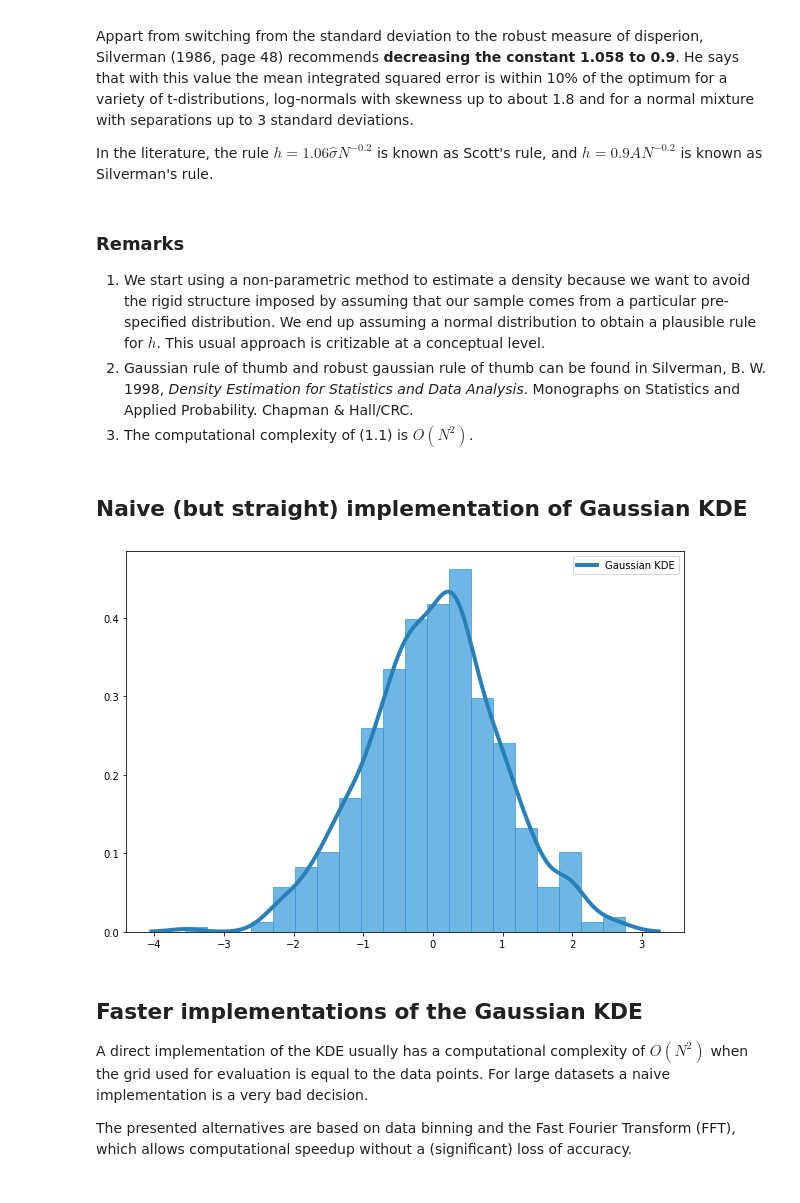
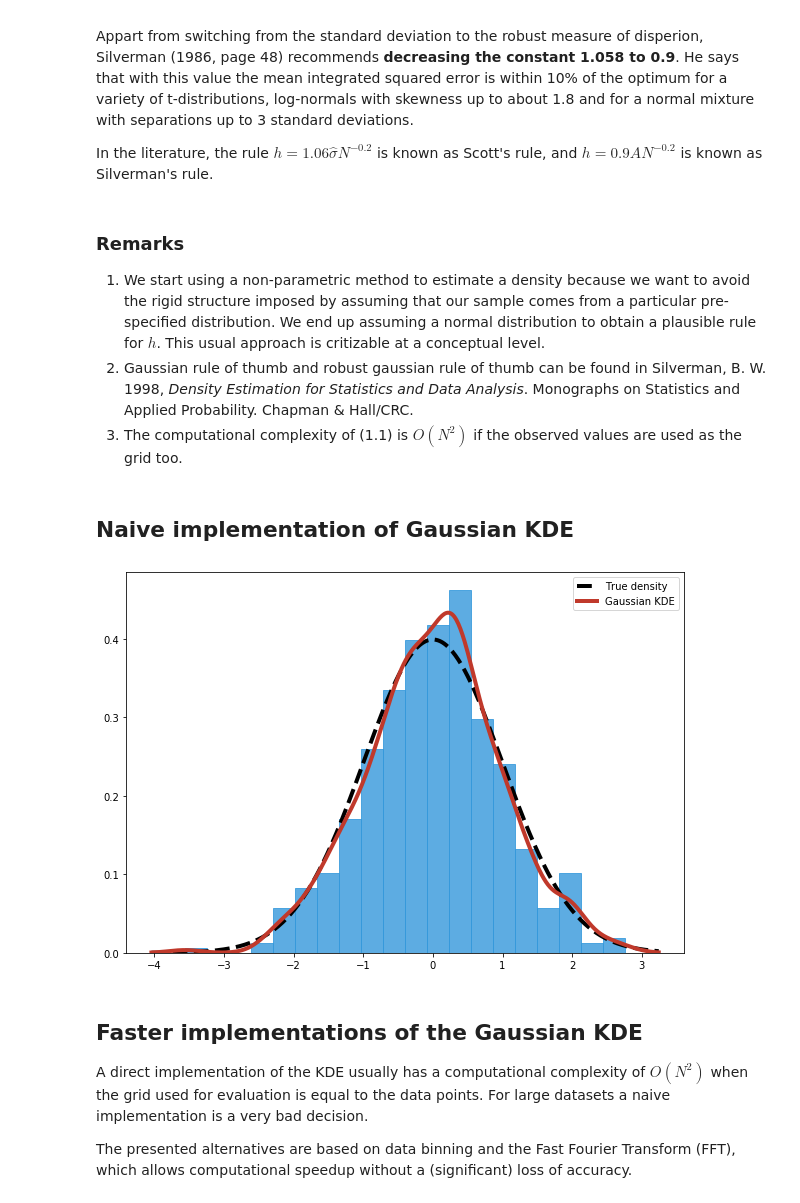
Before and after one commit to tomicapretto/density_estimation, a Jupyter notebook: notebooks/01_gaussian_kde.ipynb, the cells around one changed output. Drawn from its saved outputs; the diff is of its cells as text; code cells hidden in the pictures.

```diff
--- a/notebooks/01_gaussian_kde.ipynb
+++ b/notebooks/01_gaussian_kde.ipynb
@@ -142,13 +147,13 @@ In the literature, the rule $h = 1.06\hat{\sigma}N^{-0.2}$ is known as Scott's r
 
 1. We start using a non-parametric method to estimate a density because we want to avoid the rigid structure imposed by assuming that our sample comes from a particular pre-specified distribution. We end up assuming a normal distribution to obtain a plausible rule for $h$. This usual approach is critizable at a conceptual level.
 2. Gaussian rule of thumb and robust gaussian rule of thumb can be found in Silverman, B. W. 1998, *Density Estimation for Statistics and Data Analysis*. Monographs on Statistics and Applied Probability. Chapman & Hall/CRC.
-3. The computational complexity of (1.1) is $O(N^2)$.
+3. The computational complexity of (1.1) is $O(N^2)$ if the observed values are used as the grid too.
 # %% [markdown]
-## Naive (but straight) implementation of Gaussian KDE
+## Naive implementation of Gaussian KDE
 # %%
 def gaussian_kde(x, h=None, grid_len=500, extend=True):
     """
-    Naive, inefficient, but straightforward Gaussian KDE
+    Gaussian Kernel Density Estimator
 
     Parameters
     ----------
@@ -172,12 +177,14 @@ def gaussian_kde(x, h=None, grid_len=500, extend=True):
 
     """
 
-    x_std = x.std()
+    x_std = np.std(x)
     x_len = len(x)
+    x_min = np.min(x)
+    x_max = np.max(x)
 
     if extend:
-        grid_min = np.min(x) - 0.5 * x_std
-        grid_max = np.max(x) + 0.5 * x_std
+        grid_min = x_min - 0.5 * x_std
+        grid_max = x_max + 0.5 * x_std
     else:
         grid_min = x_min
         grid_max = x_max
@@ -195,14 +202,14 @@ def gaussian_kde(x, h=None, grid_len=500, extend=True):
 # %%
 np.random.seed(1234)
 rvs = np.random.normal(size=500)
-naive_x, naive_y = gaussian_kde(rvs)
+x, y = gaussian_kde(rvs)
 
-plt.plot(naive_x, naive_y, linewidth=4, color=DARK_BLUE, label="Gaussian KDE")
-plt.hist(rvs, density=True, bins=20, alpha=0.7, Color=BLUE)
-
+plt.plot(x, stats.norm.pdf(x), linewidth=4, linestyle="--", color="black", label="True density")
+plt.plot(x, y, linewidth=4, color=DARK_RED, label="Gaussian KDE")
+plt.hist(rvs, density=True, bins=20, alpha=0.8, Color=BLUE)
 plt.legend();
 # %% [output]
-[figure, old version]
+[figure, new version]
 # %% [markdown]
 ## Faster implementations of the Gaussian KDE
 
```
Also changed, not shown: parts of 15 cells of this notebook, 1 other file.
